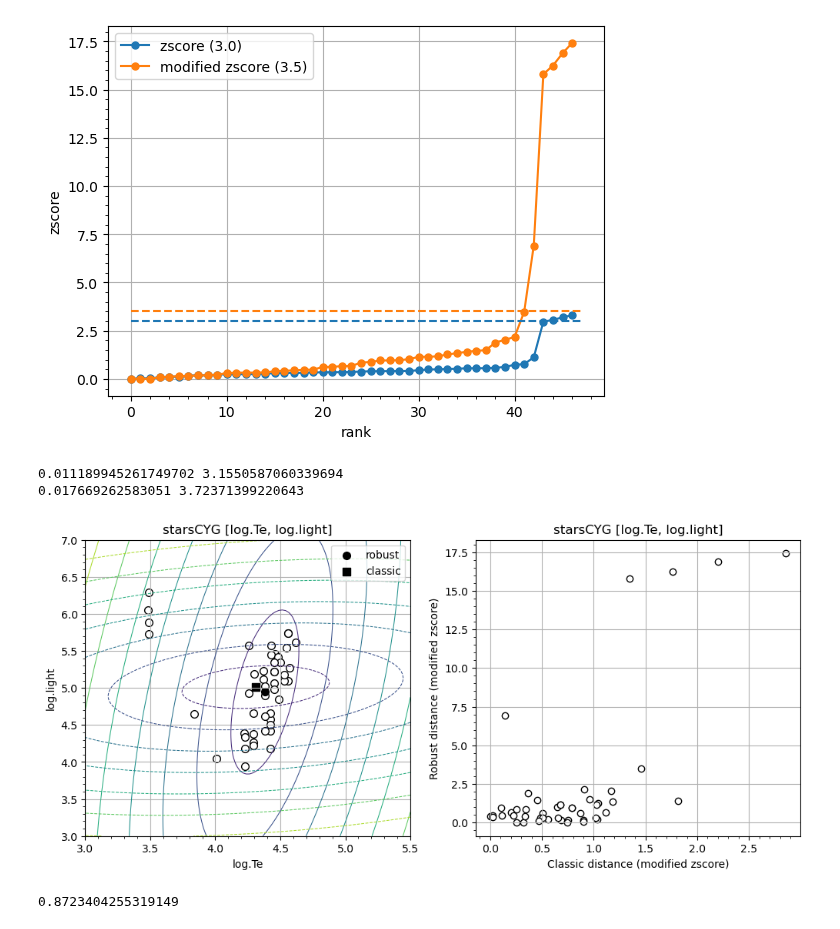
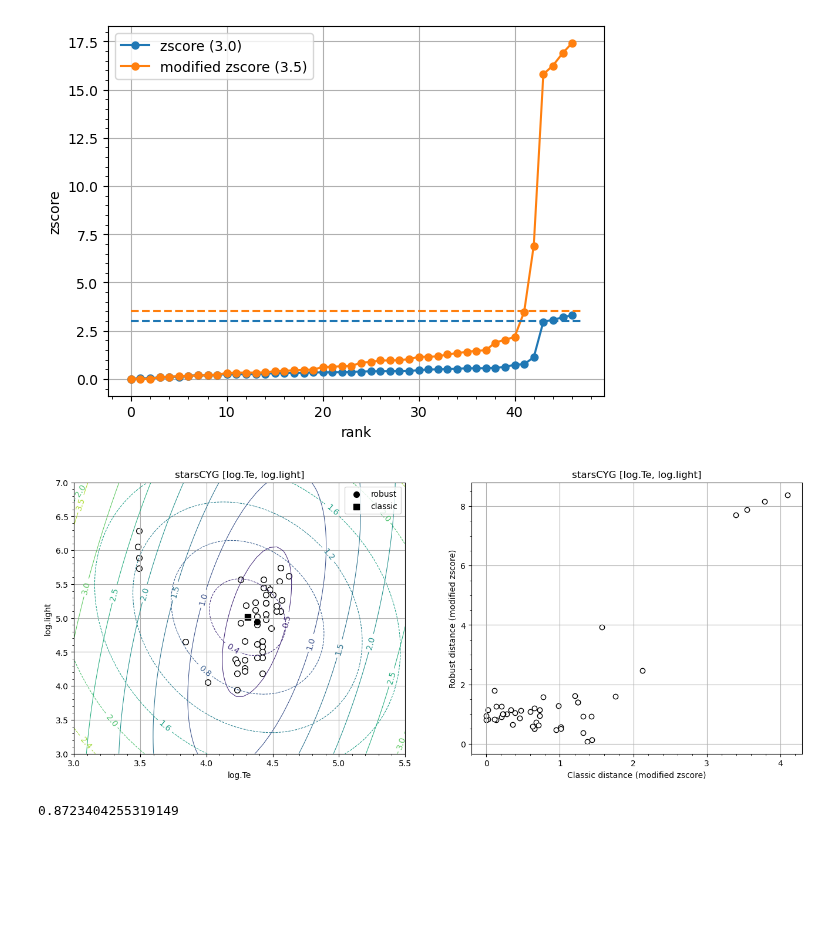
Before and after one commit to intellimath/mlgrad, a Jupyter notebook: examples/python_loc_scatter_starCYGs.ipynb, the cells around one changed output. Saved outputs shown, nothing was run; the diff lists cells and outputs as text; code cells hidden in the pictures; blank space fills up the shorter version.

```diff
--- a/examples/python_loc_scatter_starCYGs.ipynb
+++ b/examples/python_loc_scatter_starCYGs.ipynb
@@ -52,6 +52,7 @@ print(len(XY))
 c0 = pca.location(XY)
 S0 = pca.scatter_matrix(XY - c0)
 S0 = S0 / np.linalg.det(S0) ** (1/2)
+S0 = np.linalg.inv(S0)
 print(c0)
 print(S0)
 # %% [output]
@@ -106,9 +108,9 @@ plt.show()
 [figure]
 # %%
 Z1 = inventory.zscore(D1)
-Z1m = inventory.modified_zscore(D1)
+Zm1 = inventory.modified_zscore(D1)
 ls1 = plt.plot(sorted(abs(Z1)), marker='o', markersize=5, label="zscore (3.0)")
-ls1m = plt.plot(sorted(abs(Z1m)), marker='o', markersize=5, label="modified zscore (3.5)")
+ls1m = plt.plot(sorted(abs(Zm1)), marker='o', markersize=5, label="modified zscore (3.5)")
 plt.hlines(3.0, 0, len(XY), linestyle='--', color=ls1[0].get_color())
 plt.hlines(3.5, 0, len(XY), linestyle='--', color=ls1m[0].get_color())
 plt.ylabel(r'zscore')
@@ -120,47 +122,47 @@ plt.show()
 # %% [output]
 [figure]
 # %%
-xrange = np.linspace(3., 5.5, 100)
-yrange = np.linspace(3., 7., 100)
+xrange = np.linspace(3., 5.5, 50)
+yrange = np.linspace(3., 7., 50)
 XX2, YY2 = np.meshgrid(xrange, yrange)
 XY2 = np.c_[XX2.ravel(), YY2.ravel()]
 
-plt.figure(figsize=(12.0, 5.0))
+plt.figure(figsize=(16.0, 6.0))
 plt.subplot(1,2,1)
 plt.scatter(X, Y, s=49, c='w', edgecolors='k', linewidth=1.)
 plt.scatter([c1[0]], [c1[1]], s=49, c='k', edgecolors='k', linewidth=1., marker='o', label='robust')
 plt.scatter([c0[0]], [c0[1]], s=49, c='k', edgecolors='k', linewidth=1., marker='s', label='classic')
 DD1 = np.sqrt([(xy-c1) @ S1 @ (xy-c1) for xy in XY2])
 DD1_s = DD1.reshape(XX2.shape)
 DD0 = np.sqrt([(xy-c0) @ S0 @ (xy-c0) for xy in XY2])
 DD0_s = DD0.reshape(XX2.shape)
-print(DD0.min(), DD0.max())
-print(DD1.min(), DD1.max())
-plt.contour(XX2, YY2, DD1_s, linewidths=0.75)
-plt.contour(XX2, YY2, DD0_s, linewidths=0.75, linestyles='--')
+# print(DD0.min(), DD0.max())
+# print(DD1.min(), DD1.max())
+ct1 = plt.contour(XX2, YY2, DD1_s, linewidths=0.75)
+plt.clabel(ct1, )
+ct0 = plt.contour(XX2, YY2, DD0_s, linewidths=0.75, linestyles='--')
+plt.clabel(ct0, )
 plt.minorticks_on()
 plt.grid(1)
 plt.legend()
 plt.xlabel("log.Te")
 plt.ylabel("log.light")
 plt.title('starsCYG [log.Te, log.light]')
 
 plt.subplot(1,2,2)
 # plt.scatter(D0, D1, c='w', edgecolors='k', linewidth=1)
 # plt.xlabel('Classic distance')
 # plt.ylabel('Robust distance')
 plt.scatter(abs(Zm0), abs(Zm1), c='w', edgecolors='k', linewidth=1)
 plt.xlabel('Classic distance (modified zscore)')
 plt.ylabel('Robust distance (modified zscore)')
 plt.title('starsCYG [log.Te, log.light]')
 plt.grid(1)
 plt.minorticks_on()
 
 plt.show()
 # %% [output]
-0.011189945261749702 3.1550587060339694
-0.017669262583051 3.72371399220643
-[figure, old version]
+[figure, new version]
 # %%
 41/47
 # %% [output]
```
Also changed, not shown: parts of 5 cells of this notebook, 6 other files.
